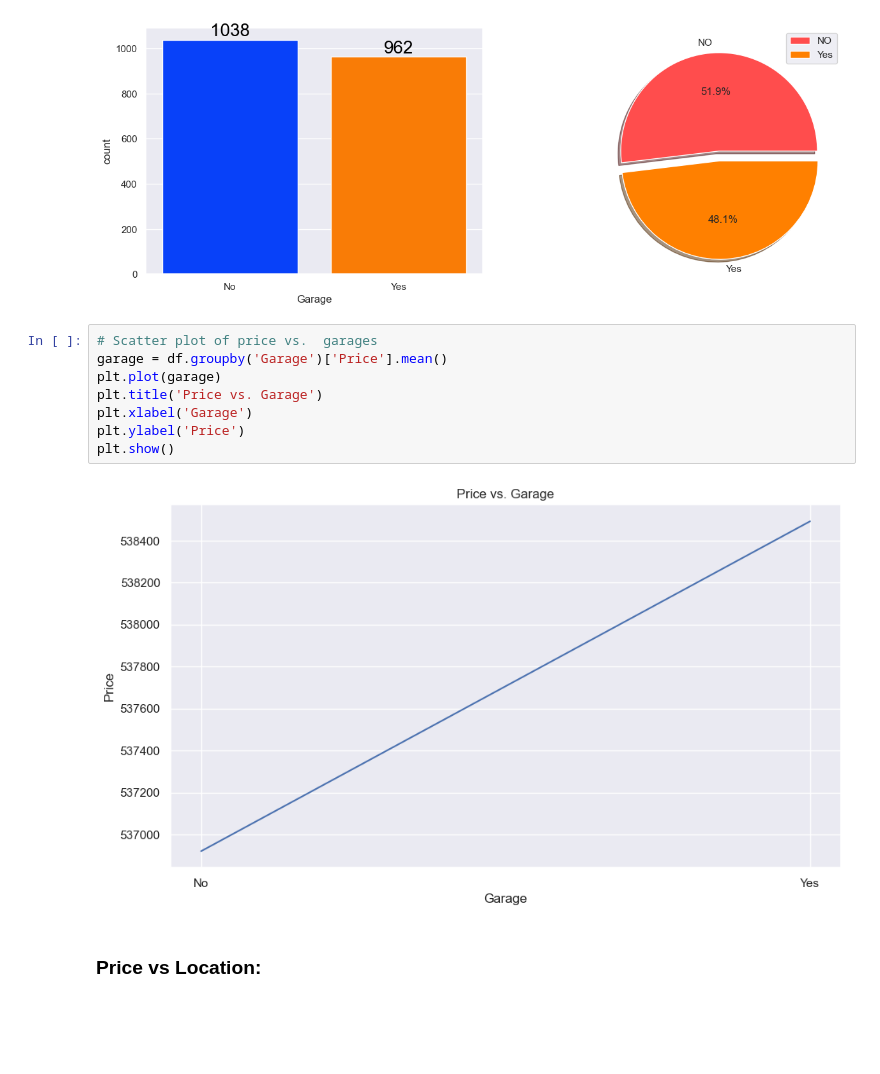
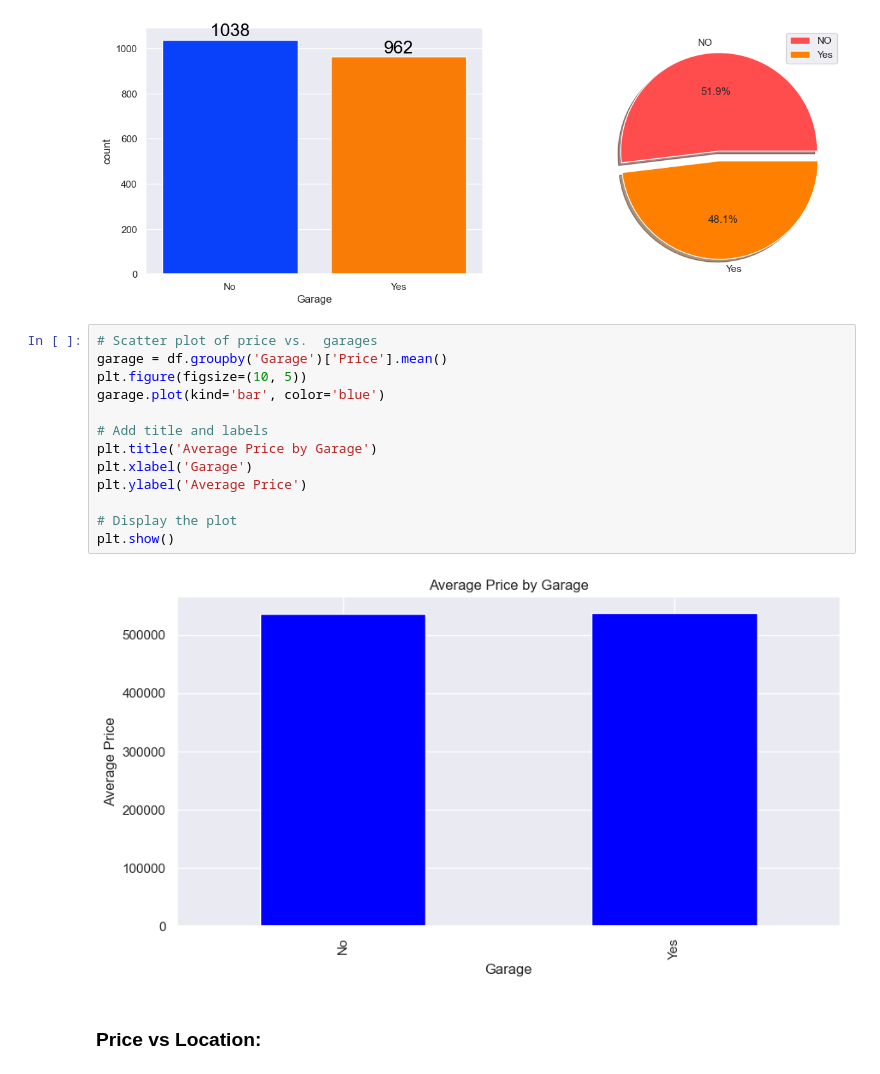
Before and after one commit to khaoula023/House_Price_Prediction, a Jupyter notebook: notebook/EDA.ipynb, the cells around one changed output. Saved outputs shown, nothing was run; the diff lists cells and outputs as text; blank space fills up the shorter version.

```diff
--- a/notebook/EDA.ipynb
+++ b/notebook/EDA.ipynb
@@ -259,13 +259,18 @@ plt.show()
 # %%
 # Scatter plot of price vs.  garages
 garage = df.groupby('Garage')['Price'].mean()
-plt.plot(garage)
-plt.title('Price vs. Garage')
+plt.figure(figsize=(10, 5))
+garage.plot(kind='bar', color='blue')
+
+# Add title and labels
+plt.title('Average Price by Garage')
 plt.xlabel('Garage')
-plt.ylabel('Price')
+plt.ylabel('Average Price')
+
+# Display the plot
 plt.show()
 # %% [output]
-[figure, old version]
+[figure, new version]
 # %% [markdown]
 ### Price vs Location:
 # %%
```
